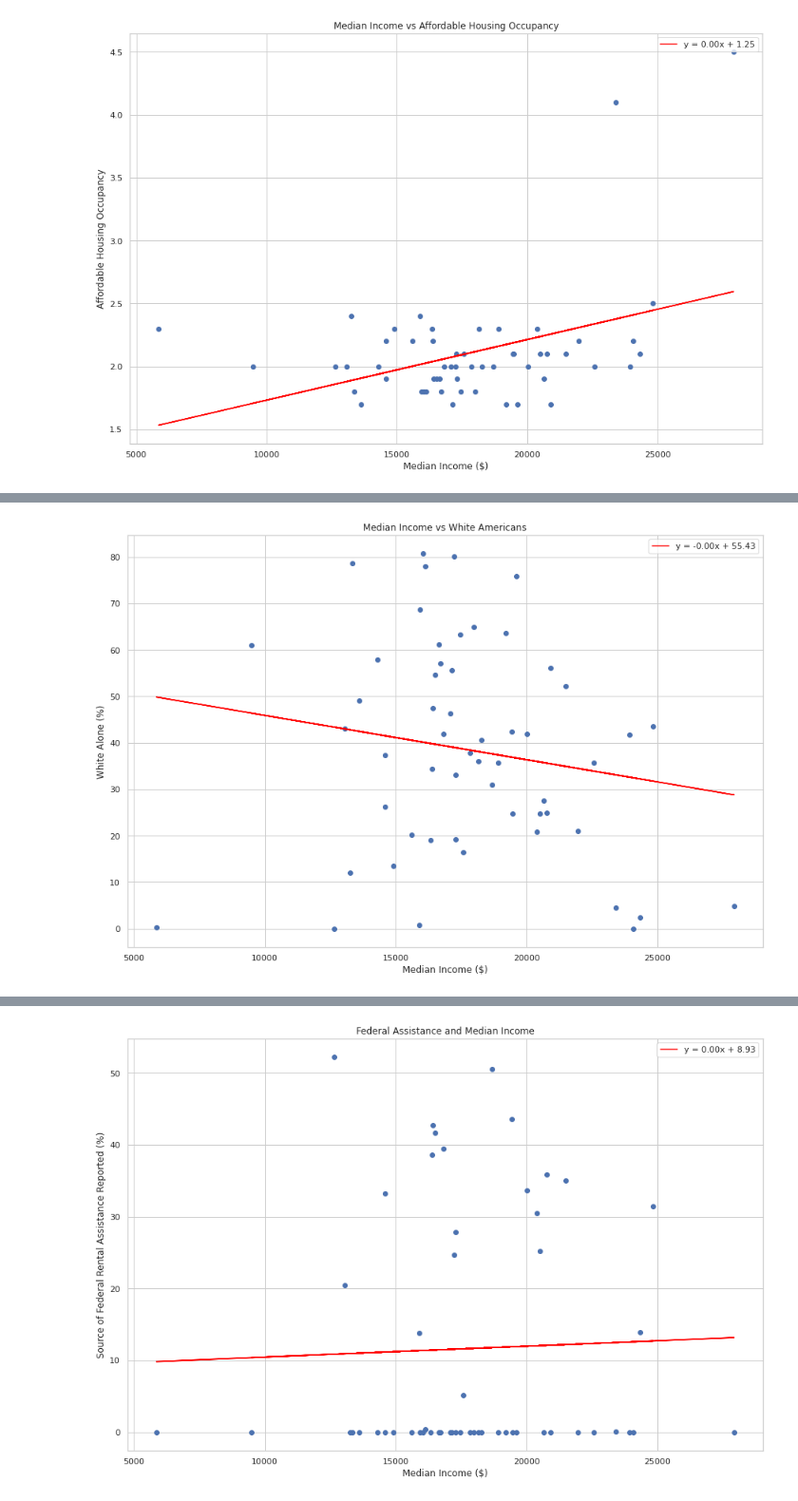
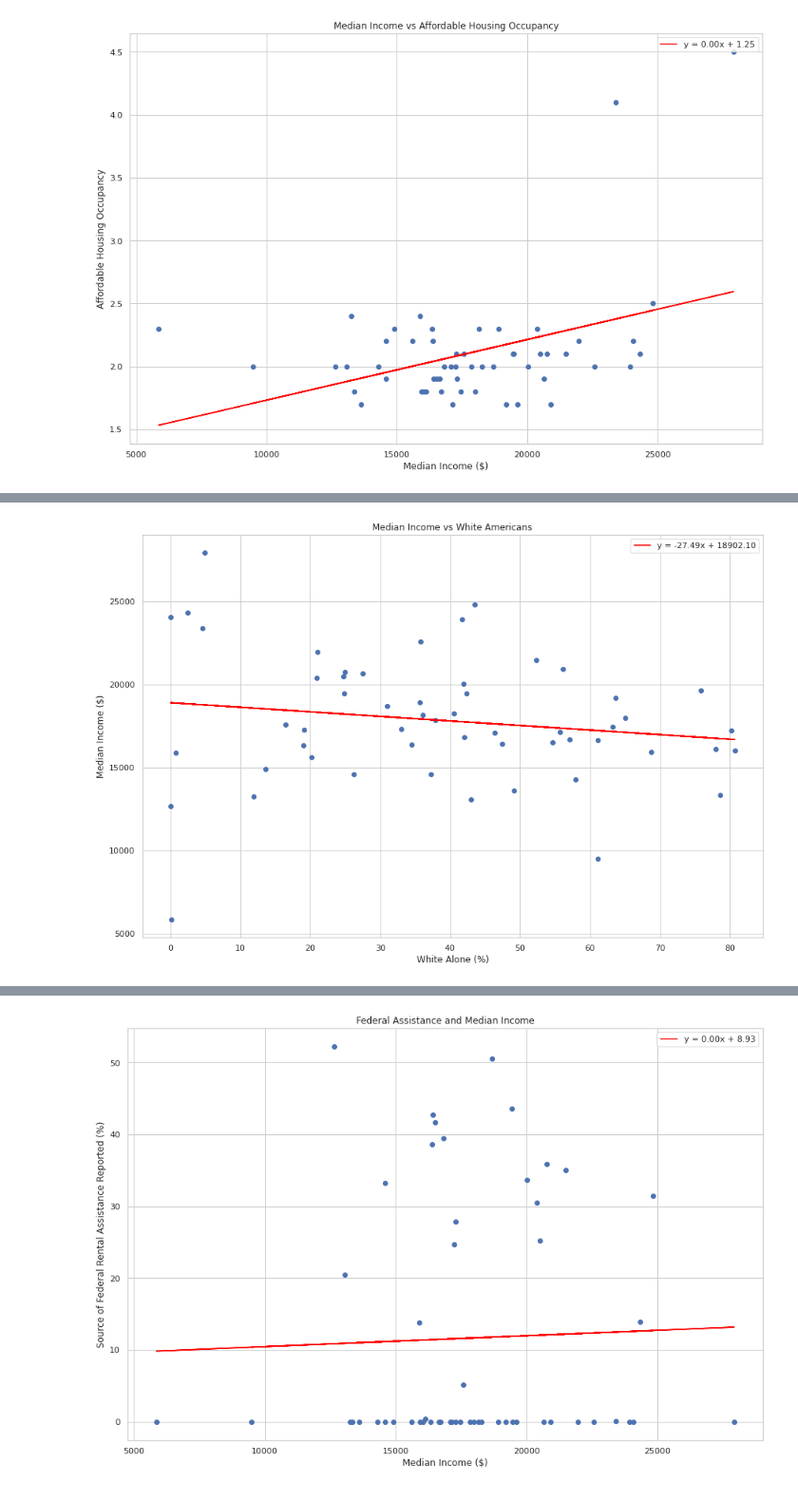
Before and after one commit to samuelscheffler/Housing-Data-Analysis, a Jupyter notebook: final-tutorial.ipynb, the cells around one changed output, grey strips where cells are left out. Shown at 95% size. Cells and saved outputs as stored; diff of their text form; code cells hidden in the pictures.

```diff
--- a/final-tutorial.ipynb
+++ b/final-tutorial.ipynb
@@ -538,33 +538,33 @@ Notes:
 [1] Standard Errors assume that the covariance matrix of the errors is correctly specified.
 # %%
 ## Median Income vs White People
-X = household_income_df_mod["Median Income ($)"].values.reshape(-1,1)
-Y = head_of_house_df["White Alone (%)"].values.reshape(-1,1)
+X = head_of_house_df["White Alone (%)"].values.reshape(-1,1)
+Y = household_income_df_mod["Median Income ($)"].values.reshape(-1,1)
 
 ##Creating linear regression
 lin_regr = LinearRegression()
 reg = lin_regr.fit(X, Y)
 
 ##Predictions
 Y_pred = lin_regr.predict(X)
 
 m = reg.coef_[0][0]
 b = reg.intercept_[0]
 
 line_label = "y = {:.2f}x + {:.2f}".format(m, b)
 
 ##Plotting
 plt.figure(figsize=(15,10))
 plt.scatter(X,Y)
 plt.plot(X,Y_pred, color='red', label=line_label)
-plt.xlabel("Median Income ($)")
-plt.ylabel("White Alone (%)")
+plt.xlabel("White Alone (%)")
+plt.ylabel("Median Income ($)")
 plt.title("Median Income vs White Americans")
 plt.legend(loc='upper right')
 
 plt.show()
 # %% [output]
-[figure, old version]
+[figure, new version]
 # %%
 X2 = sm.add_constant(X)
 model = sm.OLS(Y, X2)
```
Also changed, not shown: parts of 9 cells of this notebook.
